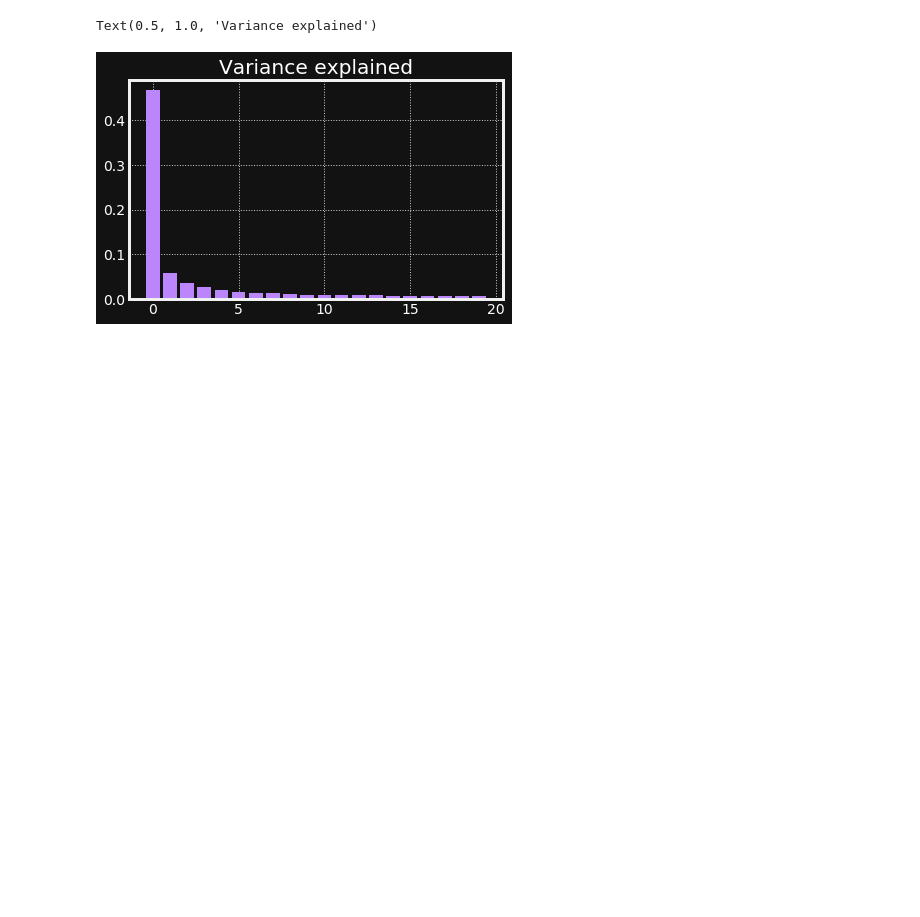
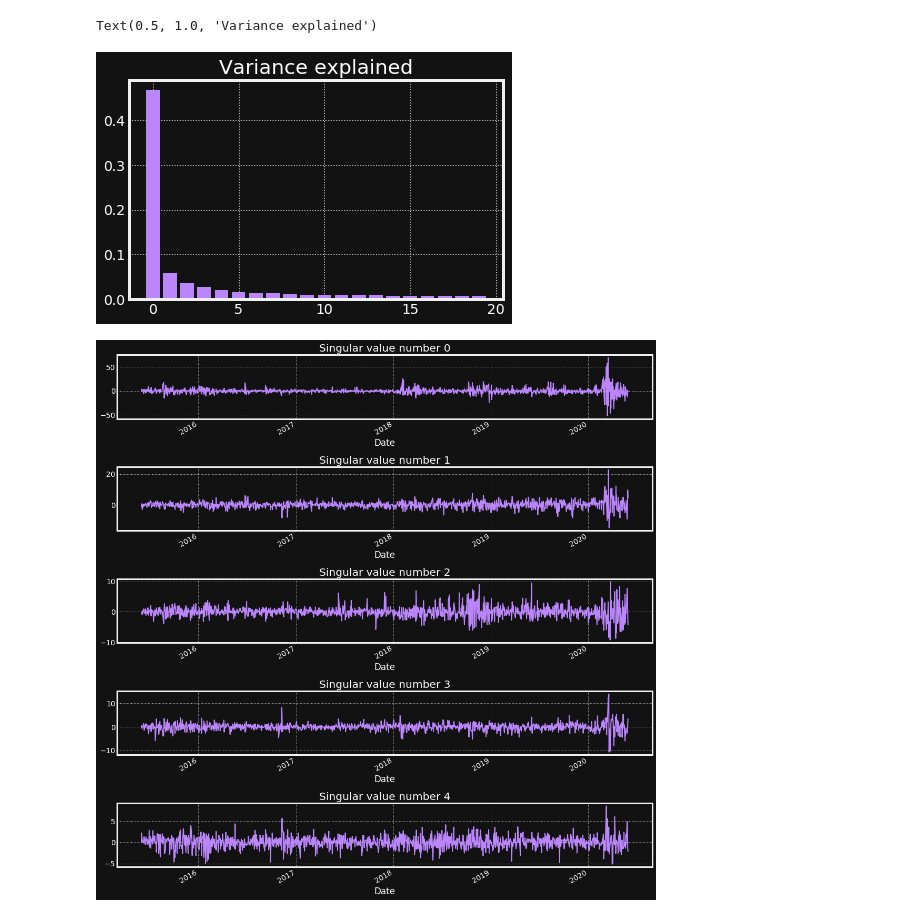
Before and after one commit to sebastjancizel/ml-for-finance, a Jupyter notebook: denoising_detoning/denoising_sp100.ipynb, the cells around one changed output. Cells and saved outputs as stored; diff of their text form; code cells hidden in the pictures; blank space fills up the shorter version.

```diff
--- a/denoising_detoning/denoising_sp100.ipynb
+++ b/denoising_detoning/denoising_sp100.ipynb
@@ -126,3 +132,15 @@ plt.title('Variance explained')
 # %% [output]
 Text(0.5, 1.0, 'Variance explained')
 [figure]
+# %%
+reduced_returns = pd.DataFrame(pca_model.transform(standard_returns), index=standard_returns.index)
+
+
+fig, axs = plt.subplots(5,1, figsize = (15,15))
+axs = axs.ravel()
+
+for i in range(5):
+    reduced_returns[i].plot(ax=axs[i])
+    axs[i].set_title(f'Singular value number {i}')
+# %% [output]
+[figure, added]
```
Also changed, not shown: parts of 11 cells of this notebook, 1 other file.
